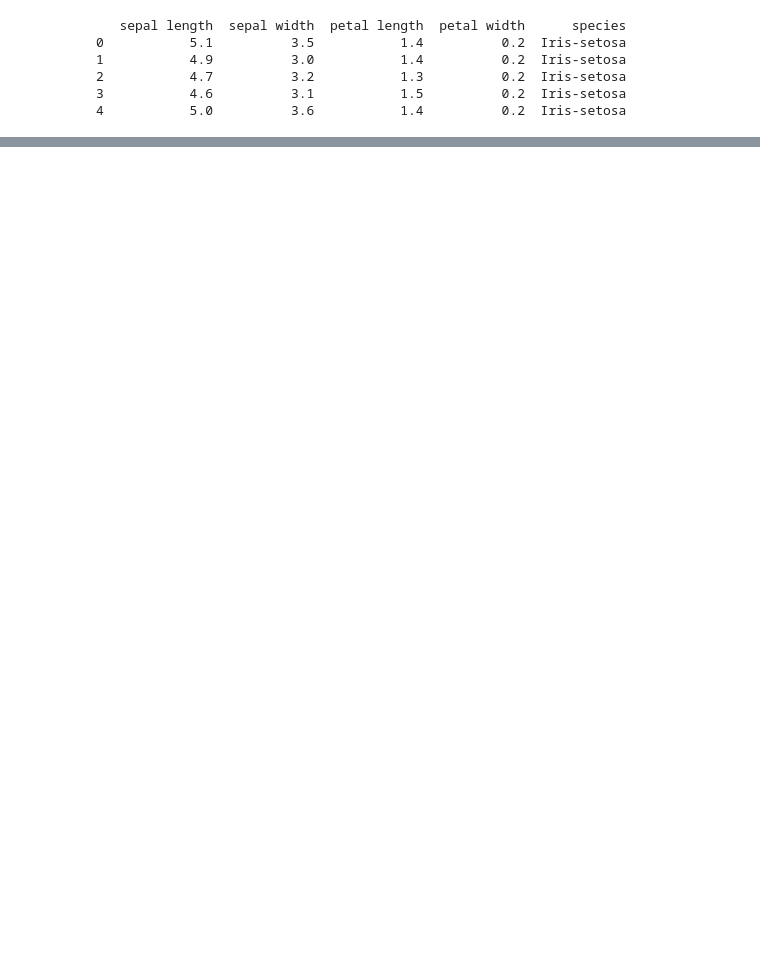
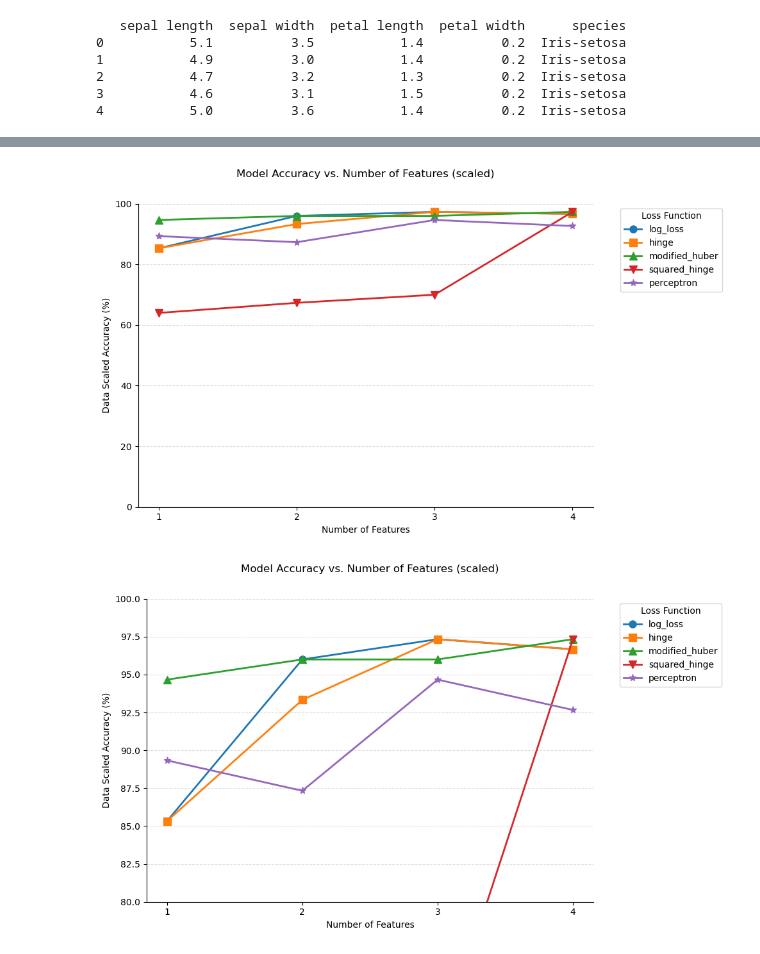
Before and after one commit to tat400pinglife/connections_bot, a Jupyter notebook: Untitled-1.ipynb, the cells around one changed output, grey strips where cells are left out. Drawn from its saved outputs; the diff is of its cells as text; code cells hidden in the pictures; blank space fills up the shorter version.

```diff
--- a/Untitled-1.ipynb
+++ b/Untitled-1.ipynb
@@ -133,0 +121,71 @@ Loss Function: perceptron      | True Accuracy: 88.00%
+# %%
+markers = ['o', 's', '^', 'v', '*']
+
+plt.figure(figsize=(10, 6))
+
+for i, loss in enumerate(loss_functions):
+    loss_data = [item for item in plot_data_scaled if item[1] == loss]
+    loss_data.sort(key=lambda x: x[2])
+
+    features = [item[2] for item in loss_data]
+    accuracies = [item[0] for item in loss_data]
+
+    plt.plot(
+        features, accuracies,
+        marker=markers[i],
+        linestyle='-',
+        markersize=8,
+        linewidth=2,
+        label=loss
+    )
+
+plt.xlabel("Number of Features")
+plt.ylabel("Data Scaled Accuracy (%)")
+plt.title("Model Accuracy vs. Number of Features (scaled)", pad=30)
+
+all_features = sorted(list(set([item[2] for item in plot_data_scaled])))
+plt.xticks(all_features)
+plt.ylim(0, 100)
+plt.gca().spines['top'].set_visible(False)
+plt.gca().spines['right'].set_visible(False)
+plt.grid(True, axis='y', linestyle='--', alpha=0.4)
+plt.legend(title="Loss Function", bbox_to_anchor=(1.05, 1))
+
+plt.tight_layout()
+plt.show()
+
+plt.figure(figsize=(10, 6))
+
+for i, loss in enumerate(loss_functions):
+    loss_data = [item for item in plot_data_scaled if item[1] == loss]
+    loss_data.sort(key=lambda x: x[2])
+
+    features = [item[2] for item in loss_data]
+    accuracies = [item[0] for item in loss_data]
+
+    plt.plot(
+        features, accuracies,
+        marker=markers[i],
+        linestyle='-',
+        markersize=8,
+        linewidth=2,
+        label=loss
+    )
+
+plt.xlabel("Number of Features")
+plt.ylabel("Data Scaled Accuracy (%)")
+plt.title("Model Accuracy vs. Number of Features (scaled)", pad=30)
+
+all_features = sorted(list(set([item[2] for item in plot_data_scaled])))
+plt.xticks(all_features)
+plt.ylim(80, 100)
+plt.gca().spines['top'].set_visible(False)
+plt.gca().spines['right'].set_visible(False)
+plt.grid(True, axis='y', linestyle='--', alpha=0.4)
+plt.legend(title="Loss Function", bbox_to_anchor=(1.05, 1))
+
+plt.tight_layout()
+plt.show()
+# %% [output]
+[figure, added]
+[figure, added]
```
Also changed, not shown: parts of 8 cells of this notebook.
